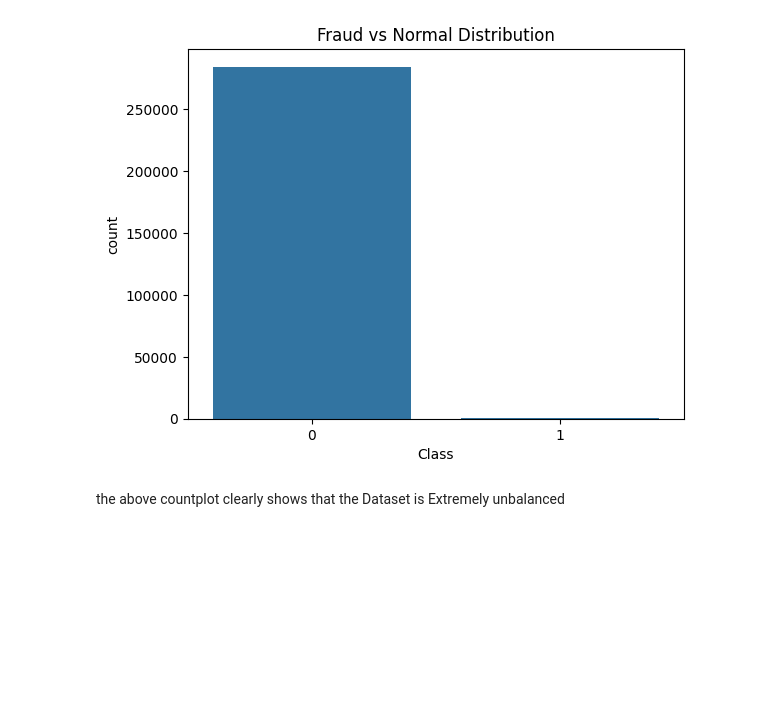
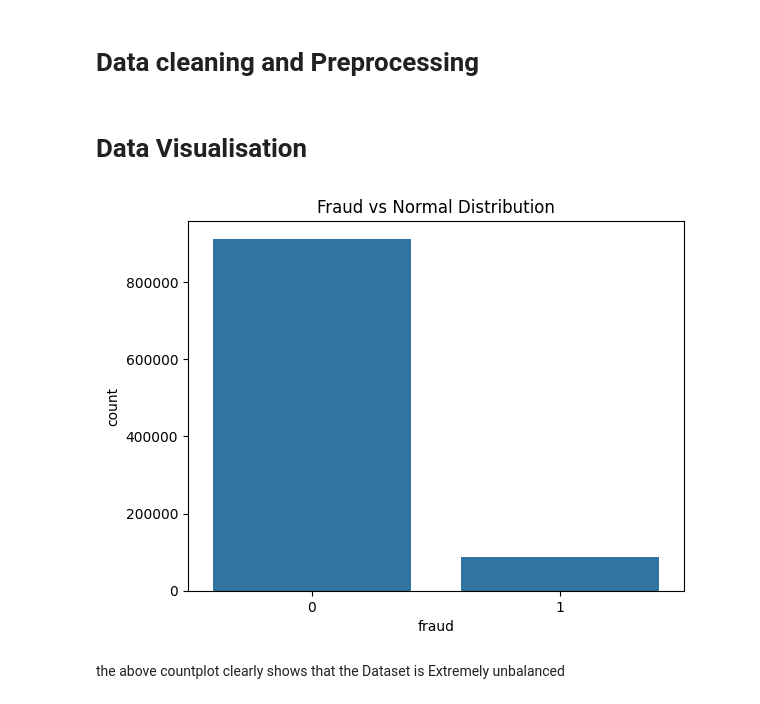
Before and after one commit to R3Nexe/Fraud_detection, a Jupyter notebook: notebooks/01_eda.ipynb, the cells around one changed output. Saved outputs shown, nothing was run; the diff lists cells and outputs as text; code cells hidden in the pictures; blank space fills up the shorter version.

Commit message:
implemented EDA, added visuals

```diff
--- a/notebooks/01_eda.ipynb
+++ b/notebooks/01_eda.ipynb
@@ -3,10 +3,9 @@ import pandas as pd
 import seaborn as sns
 import matplotlib.pyplot as plt
 
-# Load dataset
-df = pd.read_csv("../data/creditcard.csv")
+df = pd.read_csv("../data/card_transdata.csv")
 
-# getting information about dataset
-print(df.shape)
+# gaining basic information about the dataset
+df.info()
 df.describe()
 # %% [output]
@@ -24,10 +36,17 @@ df.describe()
+# %% [markdown]
+# Data cleaning and Preprocessing
+# %%
+# converting float type binary features to integer type
+df[['used_pin_number','fraud','online_order','repeat_retailer','used_chip']]=df[['used_pin_number','fraud','online_order','repeat_retailer','used_chip']].astype(int)
+# %% [markdown]
+# Data Visualisation
 # %%
 # Fraudulent transaction distribution
-sns.countplot(x="Class", data=df)
+sns.countplot(x="fraud", data=df)
 plt.title("Fraud vs Normal Distribution")
 plt.show()
 # %% [output]
-[figure, old version]
+[figure, new version]
 # %% [markdown]
 the above countplot clearly shows that the Dataset is Extremely unbalanced
 # %% [markdown]
```
Also changed, not shown: parts of 25 cells of this notebook, 20 other files.
